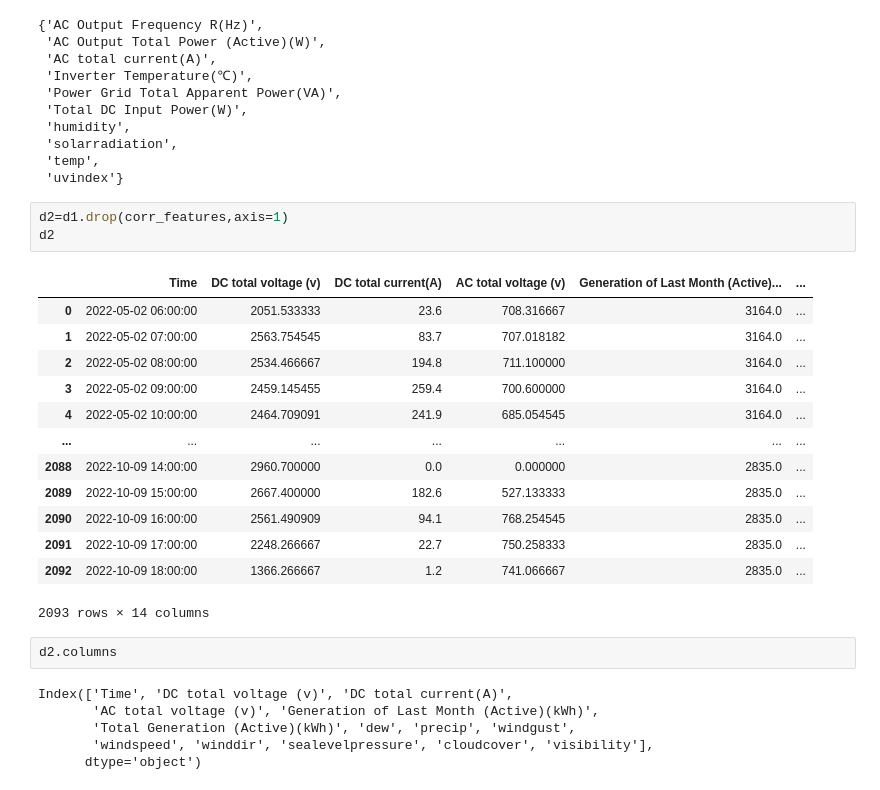
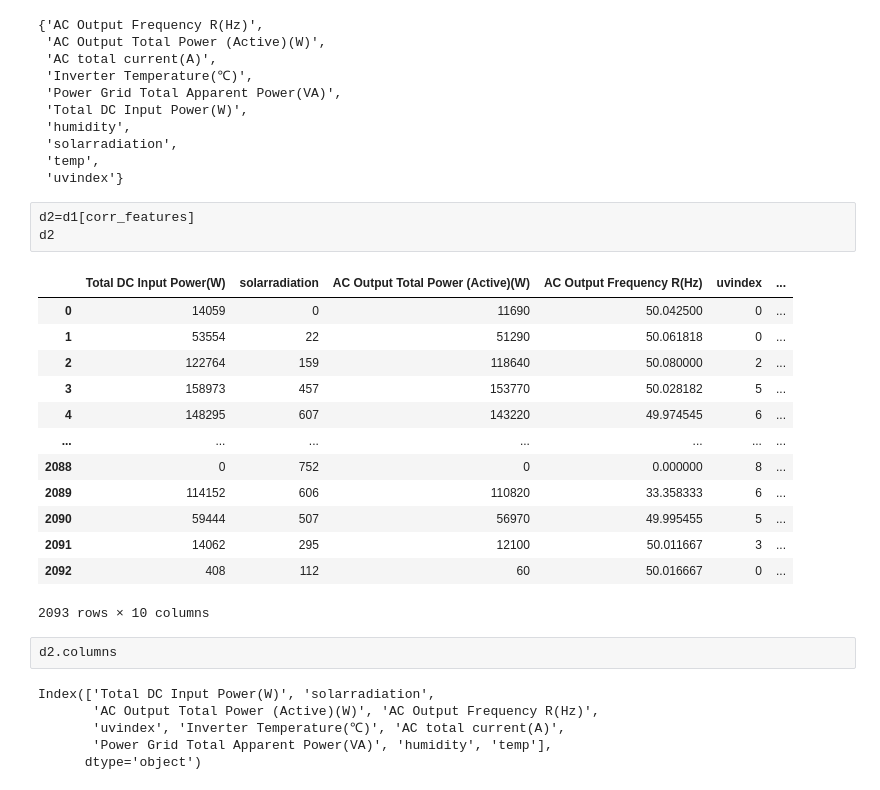
Before and after one commit to AksharaReddyPatlannagari/MAJOR-PROJECT, a Jupyter notebook: processing3.ipynb, the cells around one changed output. Cells and saved outputs as stored; diff of their text form.

Commit message:
corr_features changed

```diff
--- a/processing3.ipynb
+++ b/processing3.ipynb
@@ -750,27 +750,27 @@ corr_features
  'temp',
  'uvindex'}
 # %%
-d2=d1.drop(corr_features,axis=1)
+d2=d1[corr_features]
 d2
 # %% [output]
-|  | Time | DC total voltage (v) | DC total current(A) | AC total voltage (v) | Generation of Last Month (Active)... | ... |
-| 0 | 2022-05-02 06:00:00 | 2051.533333 | 23.6 | 708.316667 | 3164.0 | ... |
-| 1 | 2022-05-02 07:00:00 | 2563.754545 | 83.7 | 707.018182 | 3164.0 | ... |
-| 2 | 2022-05-02 08:00:00 | 2534.466667 | 194.8 | 711.100000 | 3164.0 | ... |
-| 3 | 2022-05-02 09:00:00 | 2459.145455 | 259.4 | 700.600000 | 3164.0 | ... |
-| 4 | 2022-05-02 10:00:00 | 2464.709091 | 241.9 | 685.054545 | 3164.0 | ... |
+|  | Total DC Input Power(W) | solarradiation | AC Output Total Power (Active)(W) | AC Output Frequency R(Hz) | uvindex | ... |
+| 0 | 14059 | 0 | 11690 | 50.042500 | 0 | ... |
+| 1 | 53554 | 22 | 51290 | 50.061818 | 0 | ... |
+| 2 | 122764 | 159 | 118640 | 50.080000 | 2 | ... |
+| 3 | 158973 | 457 | 153770 | 50.028182 | 5 | ... |
+| 4 | 148295 | 607 | 143220 | 49.974545 | 6 | ... |
 | ... | ... | ... | ... | ... | ... | ... |
-| 2088 | 2022-10-09 14:00:00 | 2960.700000 | 0.0 | 0.000000 | 2835.0 | ... |
-| 2089 | 2022-10-09 15:00:00 | 2667.400000 | 182.6 | 527.133333 | 2835.0 | ... |
-| 2090 | 2022-10-09 16:00:00 | 2561.490909 | 94.1 | 768.254545 | 2835.0 | ... |
-| 2091 | 2022-10-09 17:00:00 | 2248.266667 | 22.7 | 750.258333 | 2835.0 | ... |
-| 2092 | 2022-10-09 18:00:00 | 1366.266667 | 1.2 | 741.066667 | 2835.0 | ... |
+| 2088 | 0 | 752 | 0 | 0.000000 | 8 | ... |
+| 2089 | 114152 | 606 | 110820 | 33.358333 | 6 | ... |
+| 2090 | 59444 | 507 | 56970 | 49.995455 | 5 | ... |
+| 2091 | 14062 | 295 | 12100 | 50.011667 | 3 | ... |
+| 2092 | 408 | 112 | 60 | 50.016667 | 0 | ... |
-2093 rows × 14 columns
+2093 rows × 10 columns
 # %%
 d2.columns
 # %% [output]
-Index(['Time', 'DC total voltage (v)', 'DC total current(A)',
-       'AC total voltage (v)', 'Generation of Last Month (Active)(kWh)',
-       'Total Generation (Active)(kWh)', 'dew', 'precip', 'windgust',
-       'windspeed', 'winddir', 'sealevelpressure', 'cloudcover', 'visibility'],
+Index(['Total DC Input Power(W)', 'solarradiation',
+       'AC Output Total Power (Active)(W)', 'AC Output Frequency R(Hz)',
+       'uvindex', 'Inverter Temperature(℃)', 'AC total current(A)',
+       'Power Grid Total Apparent Power(VA)', 'humidity', 'temp'],
       dtype='object')
```
Also changed, not shown: parts of 5 cells of this notebook.
